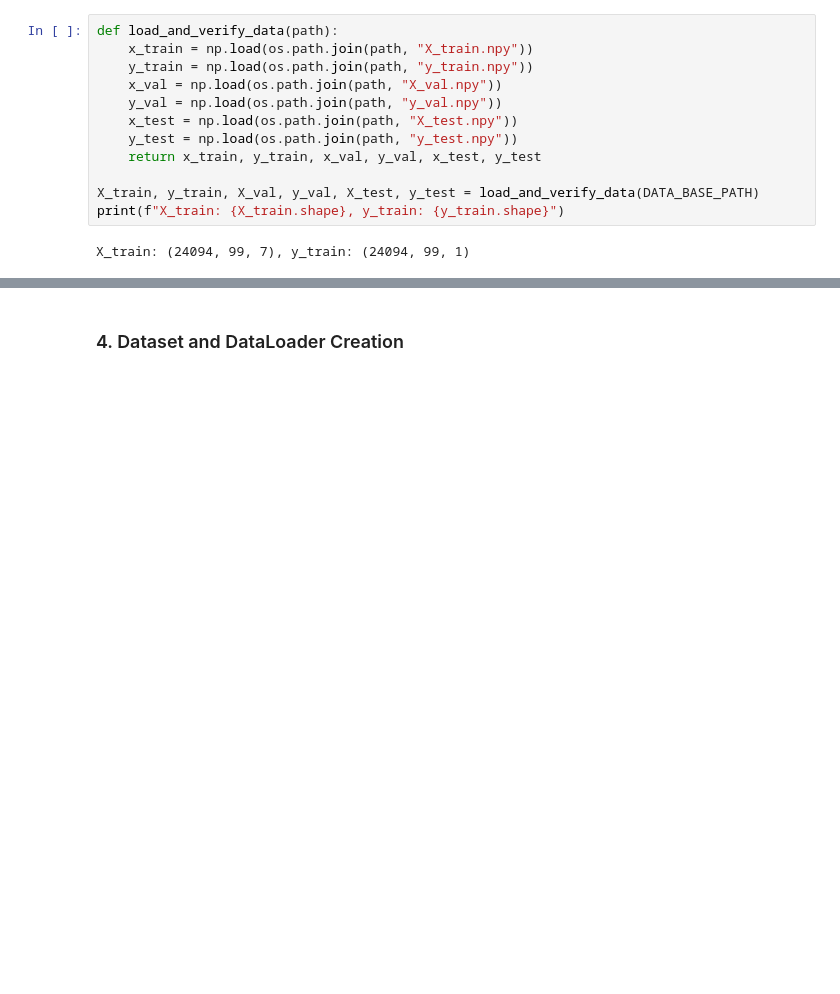
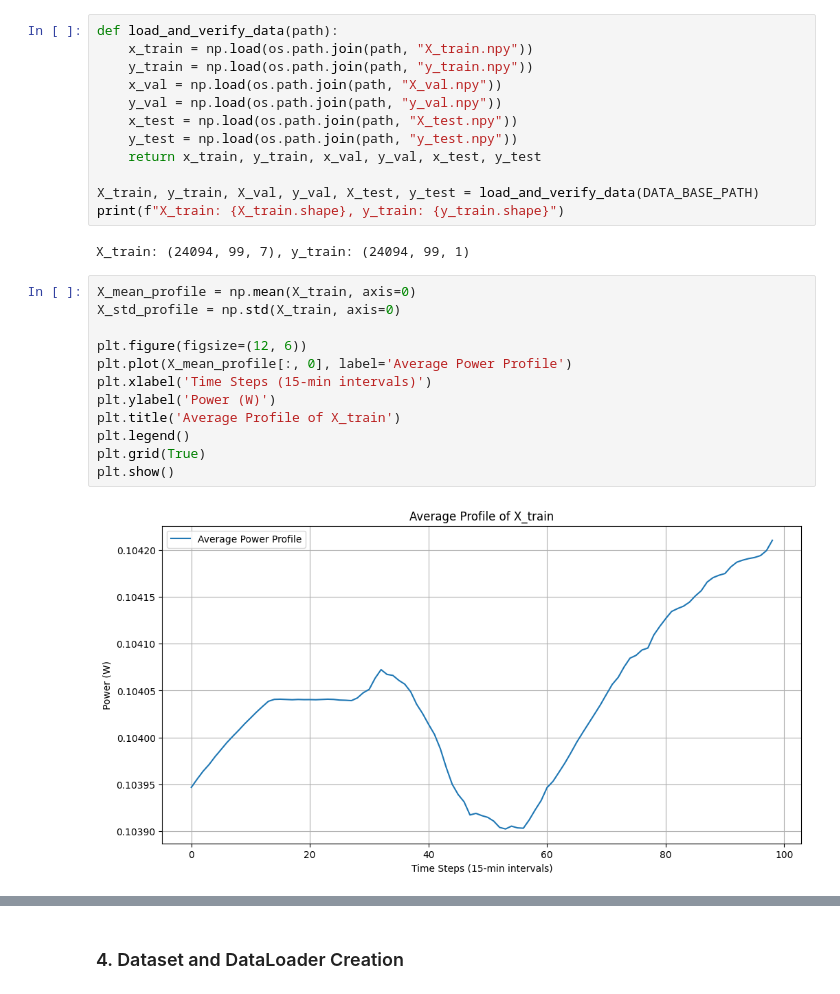
Before and after one commit to Thetommigun432/MTS3-MCTE-Team-Project-Energy-G1, a Jupyter notebook: model_exploration/10_Model_Transformer_15min.ipynb, the cells around one changed output, grey strips where cells are left out. Saved outputs shown, nothing was run; the diff lists cells and outputs as text; blank space fills up the shorter version.

```diff
--- a/model_exploration/10_Model_Transformer_15min.ipynb
+++ b/model_exploration/10_Model_Transformer_15min.ipynb
@@ -79,3 +78,17 @@ X_train, y_train, X_val, y_val, X_test, y_test = load_and_verify_data(DATA_BASE_
 print(f"X_train: {X_train.shape}, y_train: {y_train.shape}")
 # %% [output]
 X_train: (24094, 99, 7), y_train: (24094, 99, 1)
+# %%
+X_mean_profile = np.mean(X_train, axis=0)
+X_std_profile = np.std(X_train, axis=0)
+
+plt.figure(figsize=(12, 6))
+plt.plot(X_mean_profile[:, 0], label='Average Power Profile')
+plt.xlabel('Time Steps (15-min intervals)')
+plt.ylabel('Power (W)')
+plt.title('Average Profile of X_train')
+plt.legend()
+plt.grid(True)
+plt.show()
+# %% [output]
+[figure, added]
```
Also changed, not shown: parts of 11 cells of this notebook, 19 other files.
